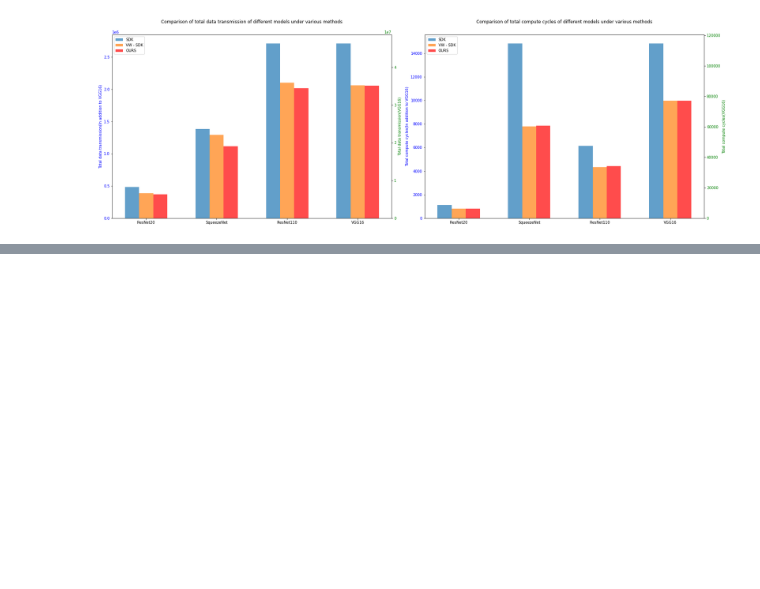
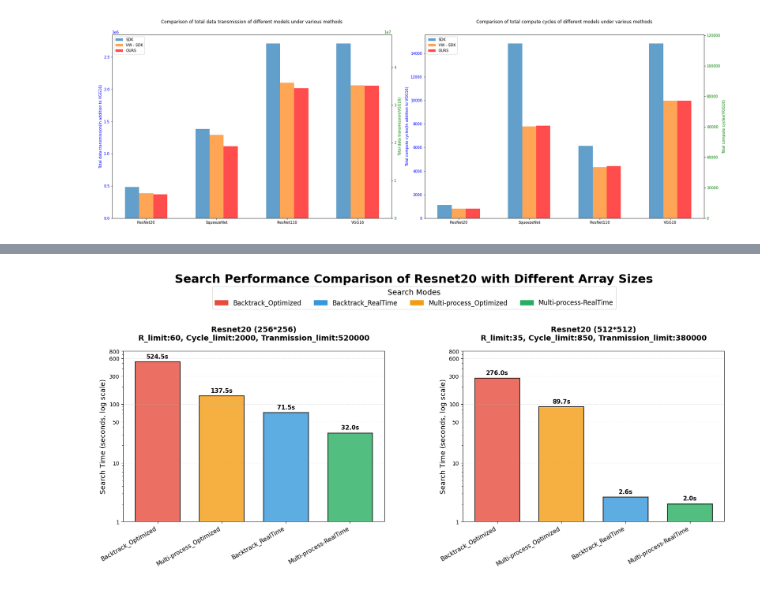
Before and after one commit to Mrzhouxf/Master_code, a Jupyter notebook: try.ipynb, the cells around one changed output, grey strips where cells are left out. Drawn from its saved outputs; the diff is of its cells as text; code cells hidden in the pictures; blank space fills up the shorter version.

```diff
--- a/try.ipynb
+++ b/try.ipynb
@@ -358,5 +142,0 @@ all
-# %%
-total_num_arrays = all[0][1] + all[0][2]
-for i in range(1,len(all)):
-    total_num_arrays = total_num_arrays + all[i][2]
-total_num_arrays
@@ -584,0 +898,94 @@ for chip in chip_allocations:
+# %%
+import matplotlib.pyplot as plt
+import numpy as np
+from matplotlib.patches import Patch
+
+# 确保负号正确显示
+plt.rcParams['axes.unicode_minus'] = False
+
+# 整理数据（按“耗时”从大到小排序）
+data = {
+    'Resnet20 (256*256)': {
+        'params': 'R_limit:60, Cycle_limit:2000, Tranmission_limit:520000',
+        'modes': [
+            ('repeat_pruned + Backtrack_Optimized', 524.54, 1156),
+            ('repeat_pruned + Multi-process_Optimized', 137.48, 1156),
+            ('repeat_pruned + Backtrack_RealTime', 71.49, 1156),
+            ('repeat_pruned + Multi-process-RealTime', 32.05, 1156)
+        ]
+    },
+    'Resnet20 (512*512)': {
+        'params': 'R_limit:35, Cycle_limit:850, Tranmission_limit:380000',
+        'modes': [
+            ('repeat_pruned + Backtrack_Optimized', 275.96, 180),
+            ('repeat_pruned + Multi-process_Optimized', 89.68, 180),
+            ('repeat_pruned + Backtrack_RealTime', 2.61, 180),
+            ('repeat_pruned + Multi-process-RealTime', 1.99, 180)
+        ]
+    }
+}
+
+# 颜色方案（区分不同搜索模式）
+mode_colors = {
+    'Backtrack_Optimized': '#E74C3C',
+    'Backtrack_RealTime': '#3498DB',
+    'Multi-process_Optimized': '#F39C12',
+    'Multi-process-RealTime': '#27AE60'
+}
+
+# 创建1x2子图（合并为一个大图）
+fig, axes = plt.subplots(1, 2, figsize=(20, 8))
+fig.suptitle('Search Performance Comparison of Resnet20 with Different Array Sizes',
+             fontsize=22, fontweight='bold', y=0.95)  # 调整主标题位置，为图例留空间
+
+# 柱子宽度
+bar_width = 0.7
+
+# 绘制每个子图（使用对数坐标缩小数值差距，同时保留细节）
+for idx, (title, info) in enumerate(data.items()):
+    ax = axes[idx]
+    modes = info['modes']
+    mode_names = [m[0].replace('repeat_pruned + ', '') for m in modes]
+    times = [m[1] for m in modes]
+    schemes = [m[2] for m in modes]
+    x_positions = np.arange(len(modes))
+
+    # 绘制耗时柱状图（Y轴用对数坐标，缩小差距）
+    for i, (mode, time, scheme) in enumerate(modes):
+        color_key = mode.split(' + ')[1]
+        color = mode_colors[color_key]
+
+        # 对数坐标下绘制柱子（避免0值问题，time≥1）
+        ax.bar(x_positions[i], time, width=bar_width, color=color, alpha=0.8,
+               edgecolor='black', linewidth=1.5)
+
+        # 柱子顶部添加耗时标签（保留1位小数）
+        ax.text(x_positions[i], time * 1.1, f'{time:.1f}s',
+                ha='center', va='bottom', fontsize=11, fontweight='bold')
+
+    # 关键优化：设置Y轴为对数坐标，缩小数值差距
+    ax.set_yscale('log')
+    # 手动设置Y轴刻度，确保小值不被压缩
+    ax.set_yticks([1, 10, 50, 100, 300, 600, 800])
+    ax.set_yticklabels(['1', '10', '50', '100', '300', '600', '800'], fontsize=10)
+
+    # 子图配置
+    ax.set_title(f'{title}\n{info["params"]}', fontsize=14, fontweight='bold', pad=20)
+    ax.set_ylabel('Search Time (seconds, log scale)', fontsize=13)
+    ax.set_xticks(x_positions)
+    ax.set_xticklabels(mode_names, rotation=30, ha='right', fontsize=11)
+    ax.grid(True, axis='y', alpha=0.3, linestyle='--')
+
+# 创建全局图例（移至顶部中央）
+legend_elements = [Patch(color=mode_colors[key], label=key) for key in mode_colors.keys()]
+fig.legend(handles=legend_elements, title='Search Modes',
+           loc='upper center', bbox_to_anchor=(0.5, 0.92),  # 顶部中央位置
+           ncol=4, fontsize=12, title_fontsize=14)  # 水平排列4个图例项
+
+# 调整布局（增大顶部留白，适配图例）
+plt.subplots_adjust(top=0.7, bottom=0.15, wspace=0.3)
+plt.savefig('resnet20_optimized_performance.pdf', dpi=300, bbox_inches='tight')
+plt.show()
+
+print("Optimized chart generated as 'resnet20_search_optimized_performance.pdf'")
+# %% [output]
@@ -584,0 +1009 @@ for chip in chip_allocations:
+[figure, added]
```
Also changed, not shown: parts of 23 cells of this notebook, 18 other files.
